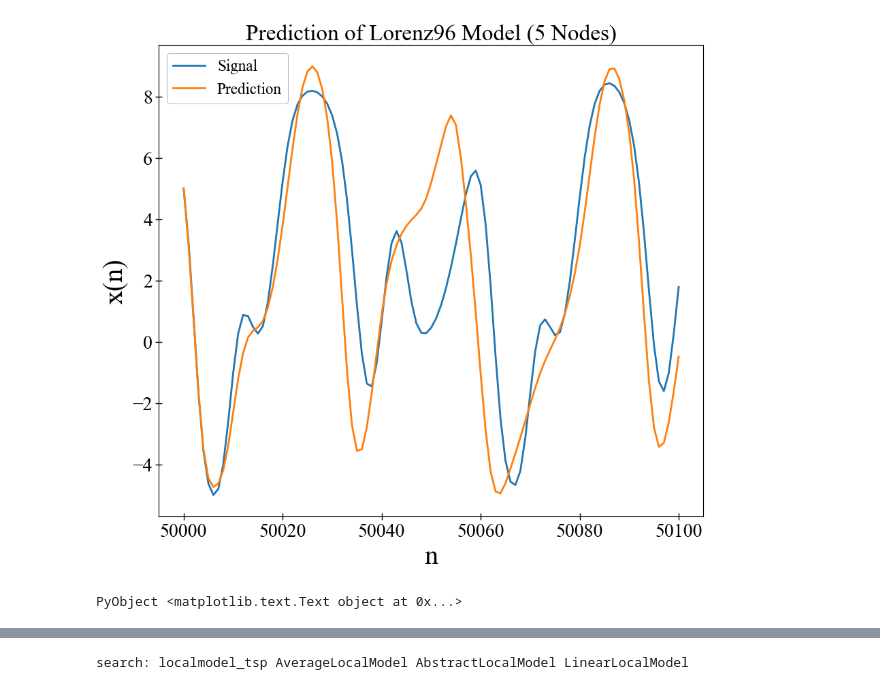
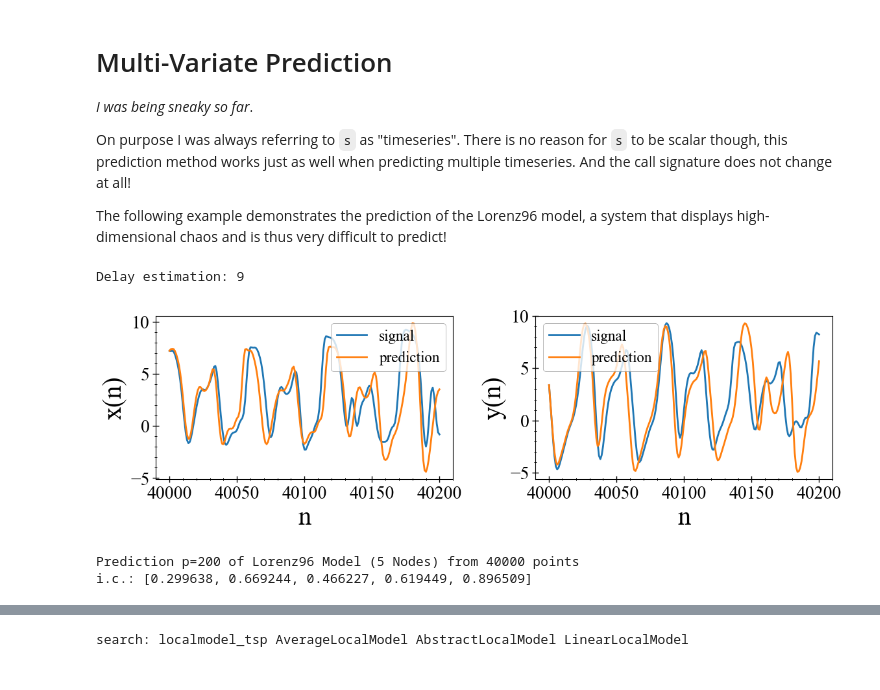
Before and after one commit to xorJane/tutorials, a Jupyter notebook: 8. Timeseries Prediction.ipynb, the cells around one changed output, grey strips where cells are left out. Drawn from its saved outputs; the diff is of its cells as text; code cells hidden in the pictures.

```diff
--- a/8. Timeseries Prediction.ipynb
+++ b/8. Timeseries Prediction.ipynb
@@ -152,26 +201,57 @@ Attempt to predict the complex Lorenz96 Model.
+# %% [markdown]
+# Multi-Variate Prediction
+
+*I was being sneaky so far*.
+
+On purpose I was always referring to `s` as "timeseries". There is no reason for `s` to be scalar though, this prediction method works just as well when predicting multiple timeseries. And the call signature does not change at all!
+
+The following example demonstrates the prediction of the Lorenz96 model, a system that displays high-dimensional chaos and is thus very difficult to predict!
 # %%
 using DynamicalSystemsBase, PyPlot
 
+#Generate timeseries set
 ds = Systems.lorenz96(5; F=8.)
+ic = state(ds)
 Δt = 0.05
-s = trajectory(ds, 2600; dt=Δt)[:,1]
+s = trajectory(ds, 2100; dt=Δt)[:,1:2]
 
-N_train = 50000
-p = 100
-s_train = s[1:N_train]
-s_test  = s[N_train:N_train+p]
+#Set Training and Test Set
+N_train = 40000
+p = 200
+s_train = s[1:N_train,1:2]
+s_test  = s[N_train:N_train+p,1:2]
 
-D = 4; τ = 7 #Embedding Parameters
-ntype = FixedMassNeighborhood(3)
-s_pred  = localmodel_tsp(s_train, D, τ, p; ntype=ntype)
-figure()
-#plot(1:N_train, s_train)
-plot(N_train:N_train+p, s_test, label="Signal")
-plot(N_train:N_train+p, s_pred, label="Prediction")
+#Embedding Parameters
+D = 5; # total dimension of reconstruction is D*2 ! ! !
+x = s[:, 1]
+τ = estimate_delay(x, "first_zero")
+println("Delay estimation: $(τ)")
+
+#Prediction
+method = LinearLocalModel(2, 2.5)
+method = AverageLocalModel(2)
+ntype = FixedMassNeighborhood(5)
+s_pred  = localmodel_tsp(s_train, D, τ, p; method = method, ntype = ntype)
+
+
+figure(figsize=(12,4))
+ax = subplot(121)
+plot(N_train:N_train+p, s_test[:,1], label="signal")
+plot(N_train:N_train+p, s_pred[:,1], label="prediction")
 ylabel("x(n)")
 xlabel("n")
 legend()
-title("Prediction of Lorenz96 Model (5 Nodes)")
+ax = subplot(122)
+plot(N_train:N_train+p, s_test[:,2], label="signal")
+plot(N_train:N_train+p, s_pred[:,2], label="prediction")
+ylabel("y(n)")
+xlabel("n")
+legend()
+tight_layout();
+println("Prediction p=$p of Lorenz96 Model (5 Nodes) from $N_train points")
+println("i.c.: $ic")
 # %% [output]
+Delay estimation: 9
-[figure, old version]
+[figure, new version]
-PyObject <matplotlib.text.Text object at 0x...>
+Prediction p=200 of Lorenz96 Model (5 Nodes) from 40000 points
+i.c.: [0.299638, 0.669244, 0.466227, 0.619449, 0.896509]
```
Also changed, not shown: parts of 22 cells of this notebook.
